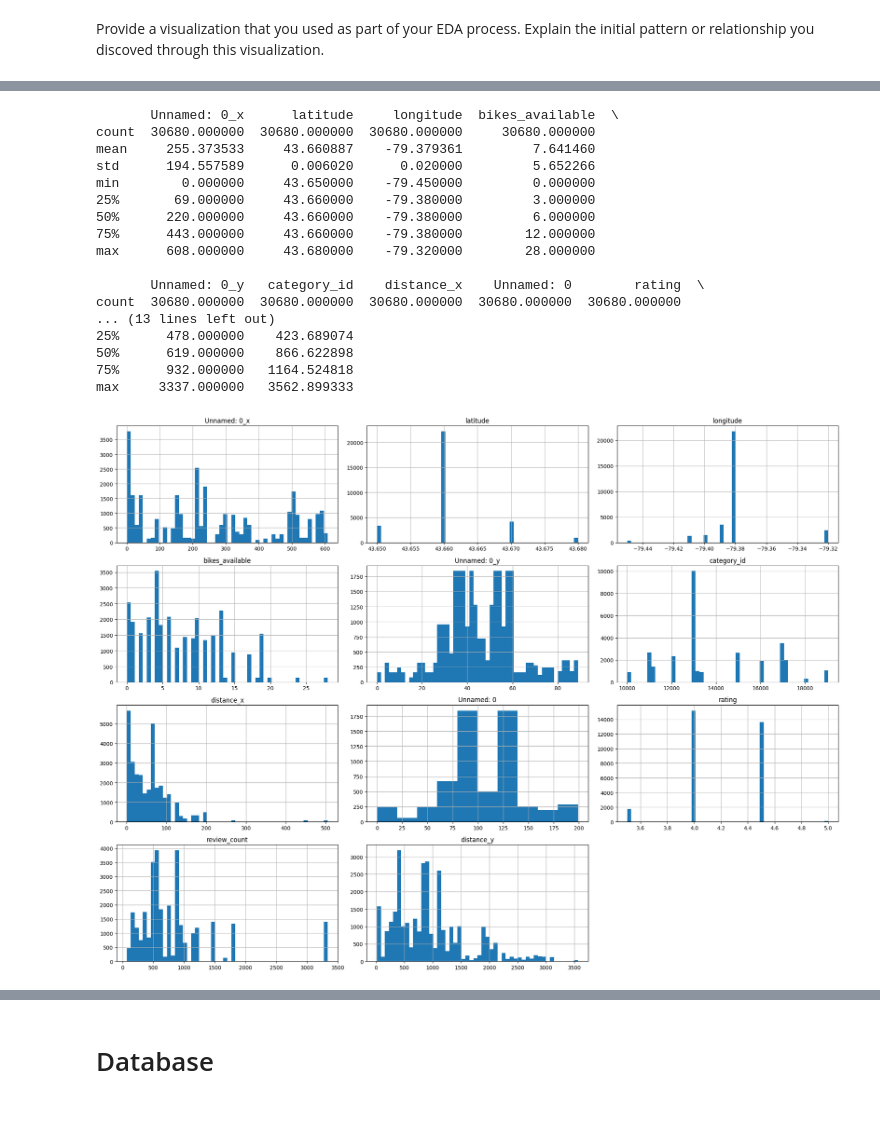
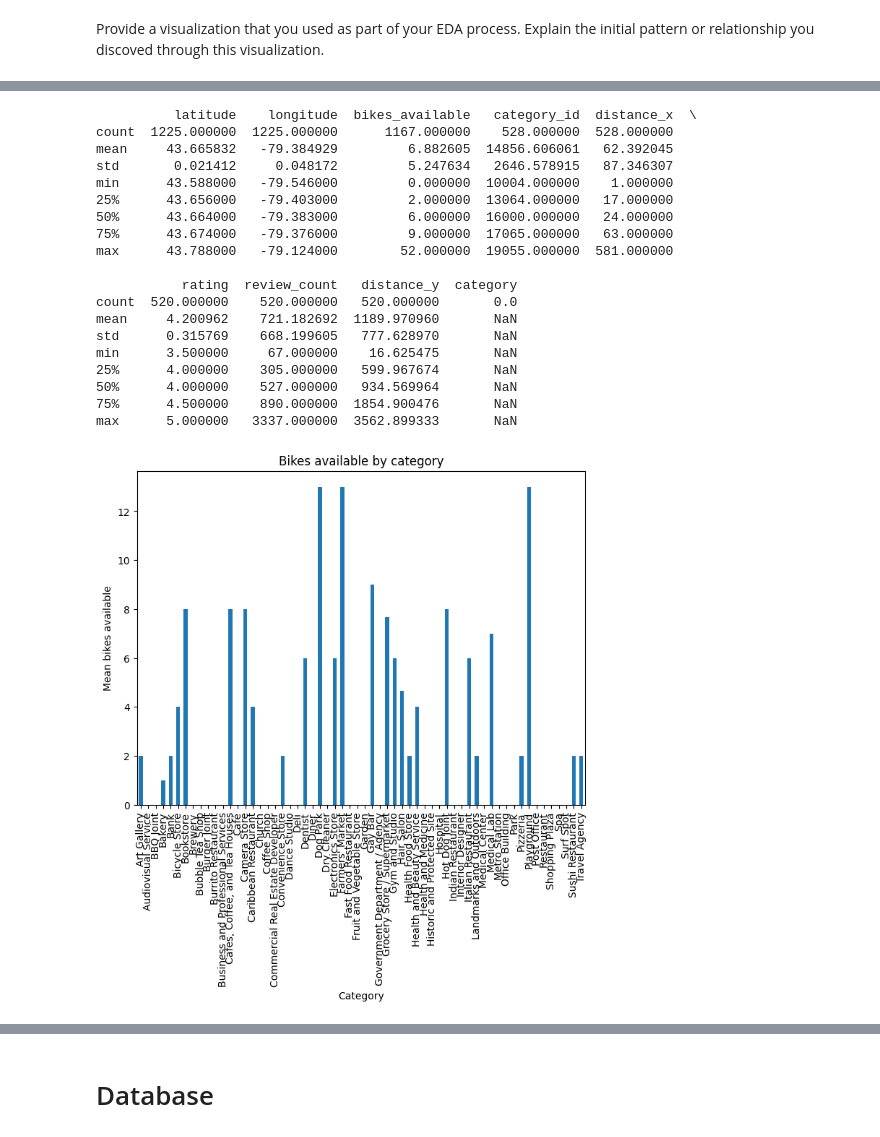
Before and after one commit to tkarmalkar/Final-Project-Statistical-Modelling-with-Python, a Jupyter notebook: notebooks/joining_data.ipynb, the cells around one changed output, grey strips where cells are left out. Saved outputs shown, nothing was run; the diff lists cells and outputs as text; code cells hidden in the pictures.

```diff
--- a/notebooks/joining_data.ipynb
+++ b/notebooks/joining_data.ipynb
@@ -48,27 +51,23 @@ merged_df2.head()
 # %%
 # Get the summary statistics of the data
 print(merged_df2.describe())
-
-# Plot histograms to visualize the distribution of each numerical column
-merged_df2.hist(bins=50, figsize=(20,15))
-plt.tight_layout()
-plt.show()
 # %% [output]
-       Unnamed: 0_x      latitude     longitude  bikes_available  \
-count  30680.000000  30680.000000  30680.000000     30680.000000
-mean     255.373533     43.660887    -79.379361         7.641460
-std      194.557589      0.006020      0.020000         5.652266
-min        0.000000     43.650000    -79.450000         0.000000
-25%       69.000000     43.660000    -79.380000         3.000000
-50%      220.000000     43.660000    -79.380000         6.000000
-75%      443.000000     43.660000    -79.380000        12.000000
-max      608.000000     43.680000    -79.320000        28.000000
+          latitude    longitude  bikes_available   category_id  distance_x  \
+count  1225.000000  1225.000000      1167.000000    528.000000  528.000000
+mean     43.665832   -79.384929         6.882605  14856.606061   62.392045
+std       0.021412     0.048172         5.247634   2646.578915   87.346307
+min      43.588000   -79.546000         0.000000  10004.000000    1.000000
+25%      43.656000   -79.403000         2.000000  13064.000000   17.000000
+50%      43.664000   -79.383000         6.000000  16000.000000   24.000000
+75%      43.674000   -79.376000         9.000000  17065.000000   63.000000
+max      43.788000   -79.124000        52.000000  19055.000000  581.000000
 
-       Unnamed: 0_y   category_id    distance_x    Unnamed: 0        rating  \
-count  30680.000000  30680.000000  30680.000000  30680.000000  30680.000000
-... (13 lines left out)
-25%      478.000000    423.689074
-50%      619.000000    866.622898
-75%      932.000000   1164.524818
-max     3337.000000   3562.899333
+           rating  review_count   distance_y  category
+count  520.000000    520.000000   520.000000       0.0
+mean     4.200962    721.182692  1189.970960       NaN
+std      0.315769    668.199605   777.628970       NaN
+min      3.500000     67.000000    16.625475       NaN
+25%      4.000000    305.000000   599.967674       NaN
+50%      4.000000    527.000000   934.569964       NaN
+75%      4.500000    890.000000  1854.900476       NaN
+max      5.000000   3337.000000  3562.899333       NaN
-[figure, removed]
@@ -74,0 +85,13 @@ max     3337.000000   3562.899333
+# %%
+# Looking for any correlation between category of venue and no of bikes.
+# We see the playground, farmer market and dog parks have more bikes available which means people are more likely to park bikes here before they use the venue
+grouped = merged_df2.groupby('category_name')['bikes_available'].mean()
+
+# create a histogram of the mean bikes_available for each category
+grouped.plot(kind='bar', figsize=(8, 6))
+plt.xlabel('Category')
+plt.ylabel('Mean bikes available')
+plt.title('Bikes available by category')
+plt.show()
+# %% [output]
+[figure, added]
```
Also changed, not shown: parts of 6 cells of this notebook, 1 other file.
